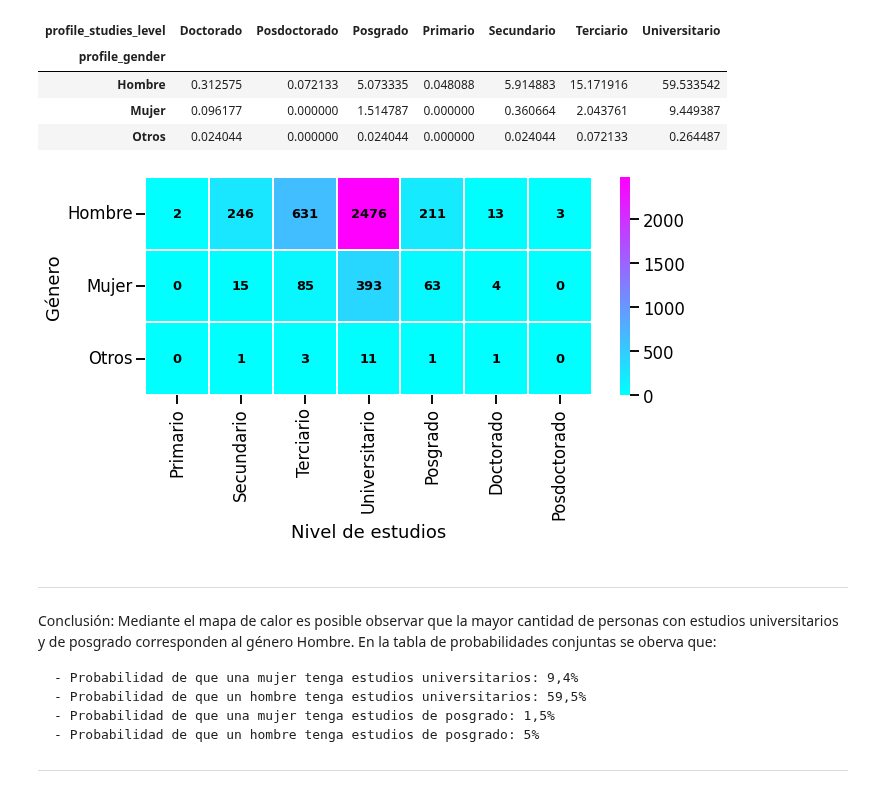
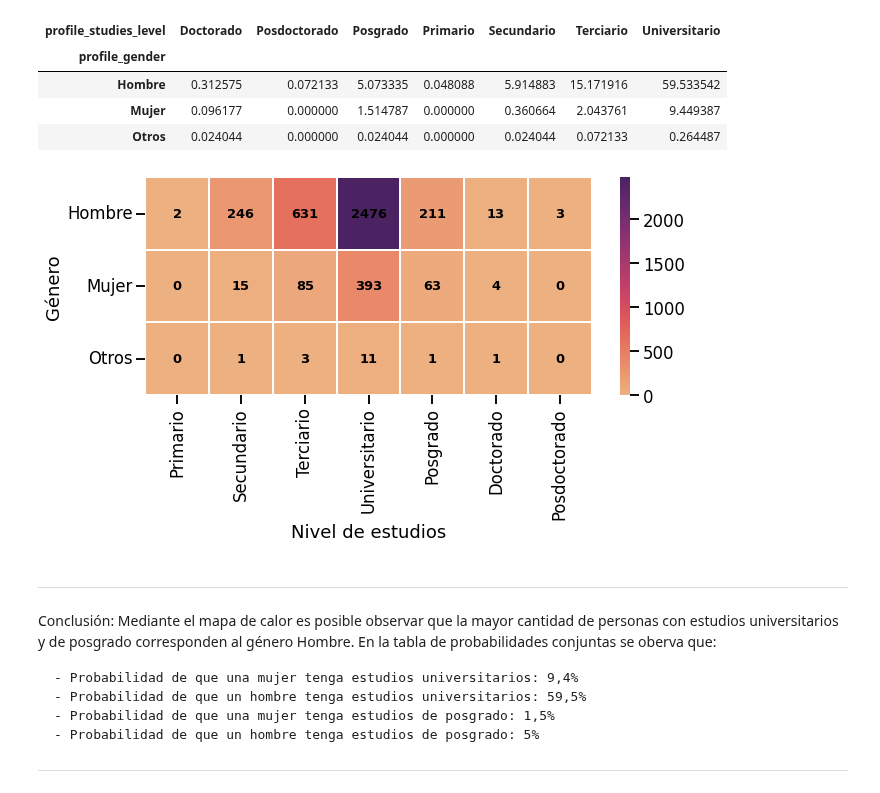
Before and after one commit to pablonicolasr/diplodatos-ayvd-2022-grupo32, a Jupyter notebook: Práctico1_Grupo32.ipynb, the cells around one changed output. Cells and saved outputs as stored; diff of their text form; code cells hidden in the pictures.

```diff
--- a/Práctico1_Grupo32.ipynb
+++ b/Práctico1_Grupo32.ipynb
@@ -410,18 +431,18 @@ pd.crosstab(index=df_final.profile_gender,
 # %%
 # Mapa de calor para representar la tabla de contingencia anterior
 sorted_studies_levels = ['Primario', 'Secundario', 'Terciario', 'Universitario',
                          'Posgrado', 'Doctorado', 'Posdoctorado']
 fig = plt.figure(figsize=(10,4))
 exp = pd.crosstab(df_final.profile_gender,
                   df_final.profile_studies_level)[sorted_studies_levels]
-sns.heatmap(exp, annot=True,linewidths = .9, fmt='g', cmap = 'cool',
+sns.heatmap(exp, annot=True,linewidths = .9, fmt='g', cmap = 'flare',
             annot_kws={'size':13,'weight':'bold','color':'black'})
 plt.xticks(rotation=90)
 plt.xlabel("Nivel de estudios")
 plt.yticks(rotation=0)
 plt.ylabel("Género");
 # %% [output]
-[figure, old version]
+[figure, new version]
 # %% [markdown]
 ---
 Conclusión: Mediante el mapa de calor es posible observar que la mayor cantidad de personas con estudios universitarios y de posgrado corresponden al género Hombre. En la tabla de probabilidades conjuntas se oberva que:
```
Also changed, not shown: parts of 9 cells of this notebook.
